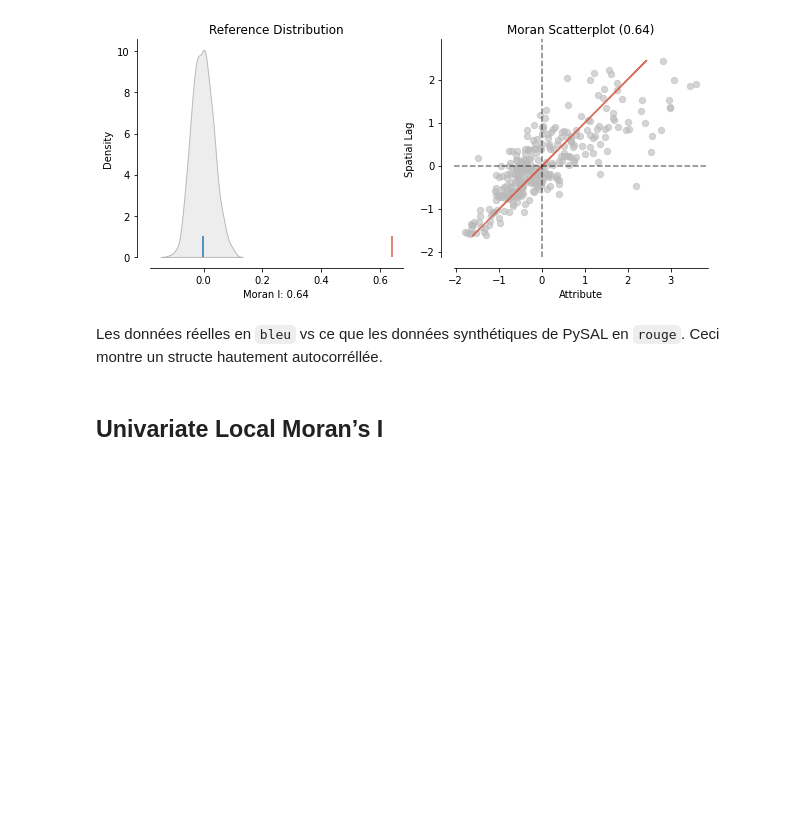
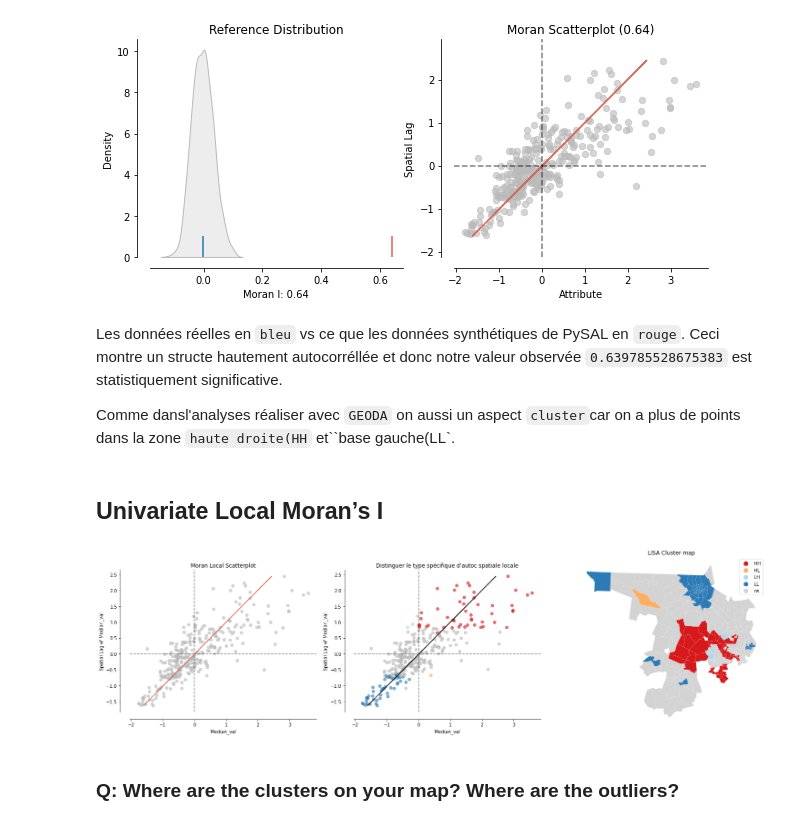
Before and after one commit to abdoulsn/spatial-econometrics, a Jupyter notebook: 01.Python_autocorrelation_spatiale.ipynb, the cells around one changed output. Drawn from its saved outputs; the diff is of its cells as text; code cells hidden in the pictures; blank space fills up the shorter version.

```diff
--- a/01.Python_autocorrelation_spatiale.ipynb
+++ b/01.Python_autocorrelation_spatiale.ipynb
@@ -66,7 +66,3 @@ medianhousing_rook.transform = 'r'
 Ainsi, le poids spatial entre les districts $i$ et $j$ indique si les deux sont voisins (c'est-à-dire géographiquement similaires). Ce dont nous avons également besoin est une mesure de la similarité des attributs pour s'associer à ce concept de similarité spatiale. Le **décalage spatial** ou **spatial lag** est une variable dérivée qui nous permet d'atteindre cet objectif.
 Pour le district $i$ le décalage spatial est défini comme suit :
 $$y_i = \sum_j w_{i,j} y_j$$
-# %%
-y = medianhousing['Median_val']
-ylag = lp.weights.lag_spatial(medianhousing_rook, y)
-ylag
@@ -195,6 +144,8 @@ plt.show()
 <Figure size 936x432 with 0 Axes>
 [figure]
 # %% [markdown]
-Les données réelles en `bleu` vs ce que les données synthétiques de PySAL en `rouge`. Ceci montre un structe hautement autocorréllée.
+Les données réelles en `bleu` vs ce que les données synthétiques de PySAL en `rouge`. Ceci montre un structe hautement autocorréllée et donc notre valeur observée `0.639785528675383` est statistiquement significative.
+
+Comme dansl'analyses réaliser avec `GEODA` on aussi un aspect `cluster`car on a plus de points dans la zone `haute droite(HH` et``base gauche(LL`.
 # %% [markdown]
 ## Univariate Local Moran’s I
@@ -200,0 +158,24 @@ Les données réelles en `bleu` vs ce que les données synthétiques de PySAL en
+# %%
+medianhousing_rook.transform = 'r'
+lag_price = lp.weights.lag_spatial(medianhousing_rook, gdf['Median_val'])
+# %%
+fig, ax = plt.subplots(1,3, figsize=(25,12), subplot_kw=dict(aspect="equal"))
+
+# calculate Moran_Local and plot
+moran_loc = Moran_Local(y, medianhousing_rook)
+moran_scatterplot(moran_loc, ax=ax[0])
+ax[0].set_xlabel('Median_val')
+ax[0].set_ylabel('Spatial Lag of Median_val')
+#
+moran_scatterplot(moran_loc, p=0.05, ax=ax[1])
+ax[1].set_title("Distinguer le type spécifique d'autoc spatiale locale")
+ax[1].set_xlabel('Median_val')
+ax[1].set_ylabel('Spatial Lag of Median_val')
+
+lisa_cluster(moran_loc, gdf, p=0.05, figsize = (9,9), ax=ax[2])
+ax[2].set_title('LISA Cluster map')
+plt.show()
+# %% [output]
+[figure, added]
+# %% [markdown]
+### Q: Where are the clusters on your map? Where are the outliers?
```
Also changed, not shown: parts of 9 cells of this notebook.
